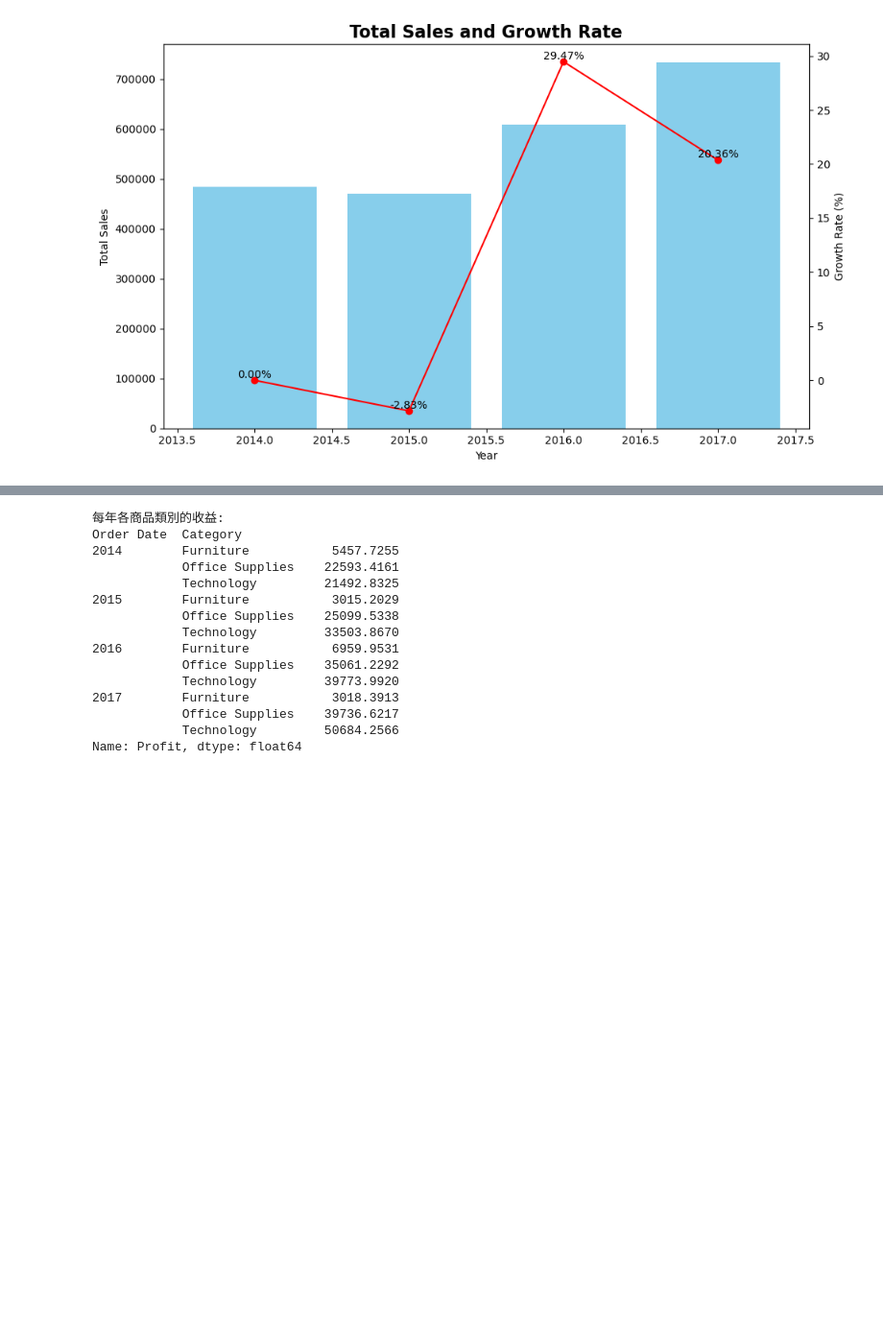
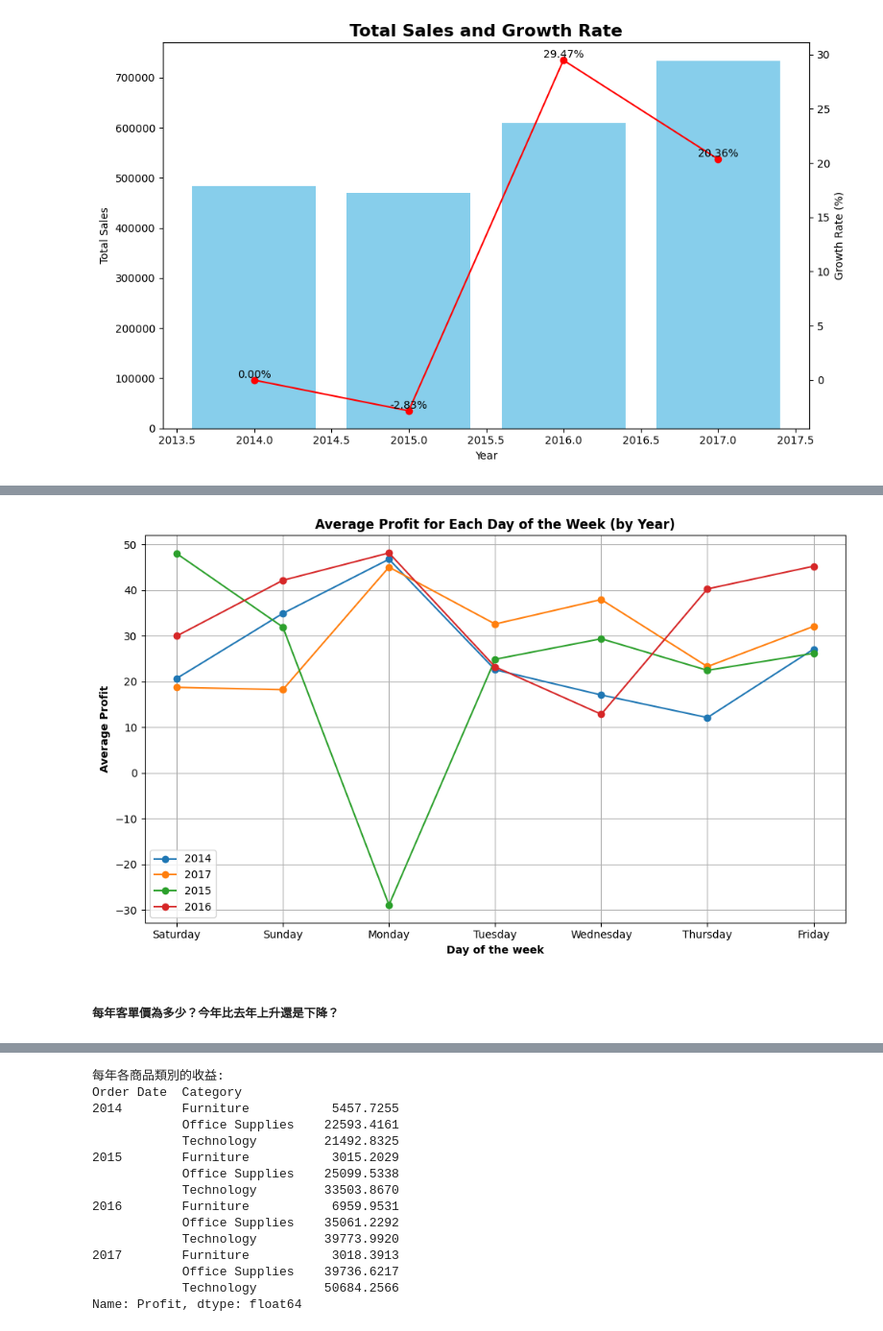
Before and after one commit to RaynaLin/superstore_EDA, a Jupyter notebook: EDA_superstore.ipynb, the cells around one changed output, grey strips where cells are left out. Shown at 96% size. Drawn from its saved outputs; the diff is of its cells as text; code cells hidden in the pictures; blank space fills up the shorter version.

```diff
--- a/EDA_superstore.ipynb
+++ b/EDA_superstore.ipynb
@@ -204,0 +356,37 @@ plt.show()
+# %%
+# Grouping by year and day of the week and averaging sales
+daily_profit_year = df.groupby(['Order Year', 'Order Day of week']).agg({'Profit': 'mean'}).reset_index()
+
+# 將星期幾的名稱轉換為對應的數字
+daily_profit_year['Order Day of week'] = daily_profit_year['Order Day of week'].map(day_of_week_names)
+
+# 按照星期幾的數字對資料進行排序
+daily_profit_year = daily_profit_year.sort_values(by='Order Day of week')
+
+# Creating a line plot using Matplotlib
+plt.figure(figsize=(10, 6))
+
+# Loop through each year and plot a line for average sales for each day of the week
+for year in daily_profit_year['Order Year'].unique():
+    data_year = daily_profit_year[daily_profit_year['Order Year'] == year]
+    plt.plot(data_year['Order Day of week'], data_year['Profit'], marker='o', label=year)
+
+# Adding labels and title
+plt.xlabel('Day of the week', fontweight='bold')
+plt.ylabel('Average Profit', fontweight='bold')
+plt.title('Average Profit for Each Day of the Week (by Year)', fontweight='bold')
+
+# 設置 x 軸標籤為星期幾的名稱
+plt.xticks(range(len(day_of_week_names)), day_of_week_names.keys())
+
+# Adding legend
+plt.legend()
+
+# Show plot
+plt.grid(True)
+plt.tight_layout()
+plt.show()
+# %% [output]
+[figure, added]
+# %% [markdown]
+##### 每年客單價為多少？今年比去年上升還是下降？
```
Also changed, not shown: parts of 145 cells of this notebook.
